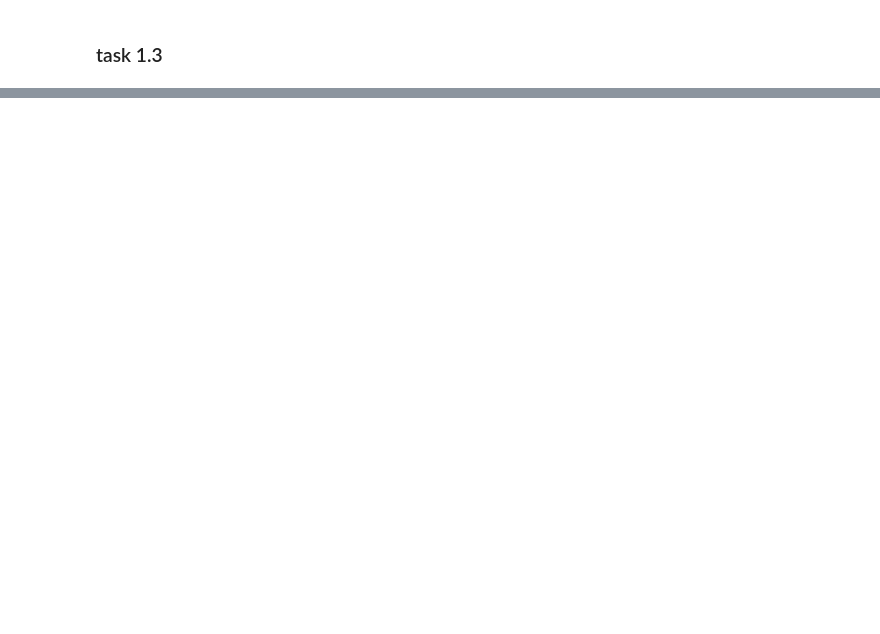
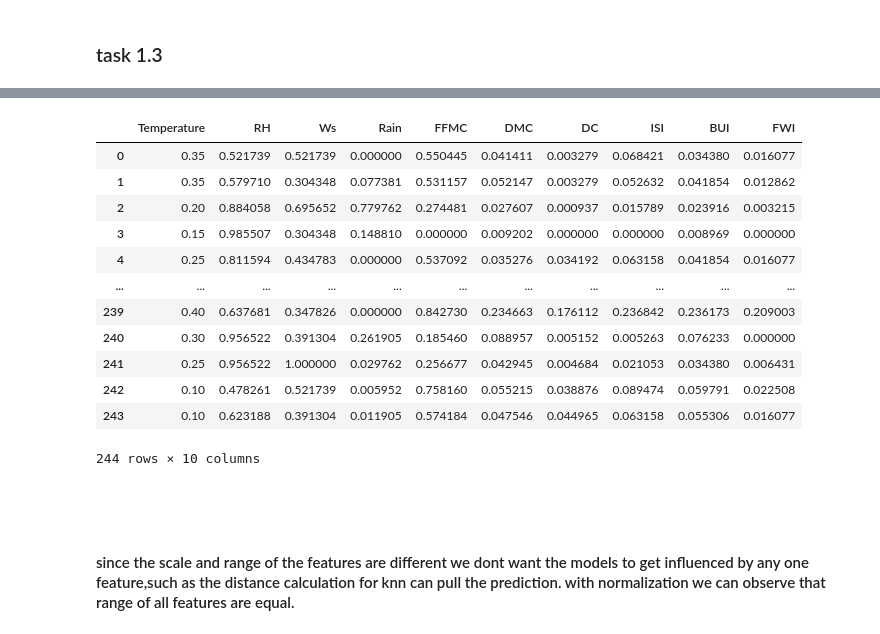
Before and after one commit to vamsik1606/AI_PR_course, a Jupyter notebook: task1_grp19.ipynb, the cells around one changed output, grey strips where cells are left out. Cells and saved outputs as stored; diff of their text form; code cells hidden in the pictures; blank space fills up the shorter version.

```diff
--- a/task1_grp19.ipynb
+++ b/task1_grp19.ipynb
@@ -200,0 +276,25 @@ rows with any missing value:
+# %%
+#we could normalize the data to prepare it for the algorithm input
+from sklearn.preprocessing import MinMaxScaler
+
+X_scaled = MinMaxScaler().fit_transform(X_df)
+X_scaled_df = pd.DataFrame(X_scaled, columns=X_df.columns)
+X_scaled_df
+# %% [output]
+|  | Temperature | RH | Ws | Rain | FFMC | DMC | DC | ISI | BUI | FWI |
+| 0 | 0.35 | 0.521739 | 0.521739 | 0.000000 | 0.550445 | 0.041411 | 0.003279 | 0.068421 | 0.034380 | 0.016077 |
+| 1 | 0.35 | 0.579710 | 0.304348 | 0.077381 | 0.531157 | 0.052147 | 0.003279 | 0.052632 | 0.041854 | 0.012862 |
+| 2 | 0.20 | 0.884058 | 0.695652 | 0.779762 | 0.274481 | 0.027607 | 0.000937 | 0.015789 | 0.023916 | 0.003215 |
+| 3 | 0.15 | 0.985507 | 0.304348 | 0.148810 | 0.000000 | 0.009202 | 0.000000 | 0.000000 | 0.008969 | 0.000000 |
+| 4 | 0.25 | 0.811594 | 0.434783 | 0.000000 | 0.537092 | 0.035276 | 0.034192 | 0.063158 | 0.041854 | 0.016077 |
+| ... | ... | ... | ... | ... | ... | ... | ... | ... | ... | ... |
+| 239 | 0.40 | 0.637681 | 0.347826 | 0.000000 | 0.842730 | 0.234663 | 0.176112 | 0.236842 | 0.236173 | 0.209003 |
+| 240 | 0.30 | 0.956522 | 0.391304 | 0.261905 | 0.185460 | 0.088957 | 0.005152 | 0.005263 | 0.076233 | 0.000000 |
+| 241 | 0.25 | 0.956522 | 1.000000 | 0.029762 | 0.256677 | 0.042945 | 0.004684 | 0.021053 | 0.034380 | 0.006431 |
+| 242 | 0.10 | 0.478261 | 0.521739 | 0.005952 | 0.758160 | 0.055215 | 0.038876 | 0.089474 | 0.059791 | 0.022508 |
+| 243 | 0.10 | 0.623188 | 0.391304 | 0.011905 | 0.574184 | 0.047546 | 0.044965 | 0.063158 | 0.055306 | 0.016077 |
+244 rows × 10 columns
+# %% [markdown]
+###
+# %% [markdown]
+#### since the scale and range of the features are different we dont want the models to get influenced by any one feature,such as the distance calculation for knn can pull the prediction. with normalization we can observe that range of all features are equal.
```
Also changed, not shown: parts of 11 cells of this notebook.
